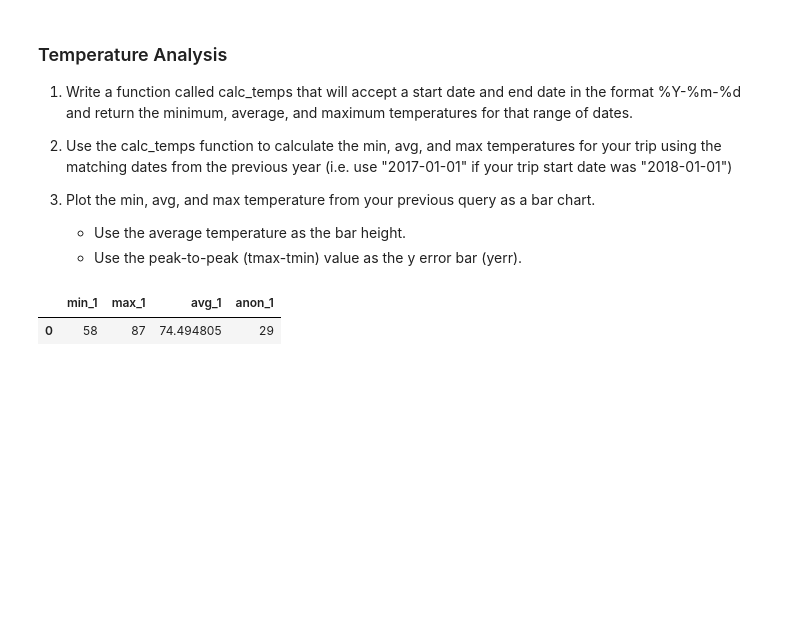
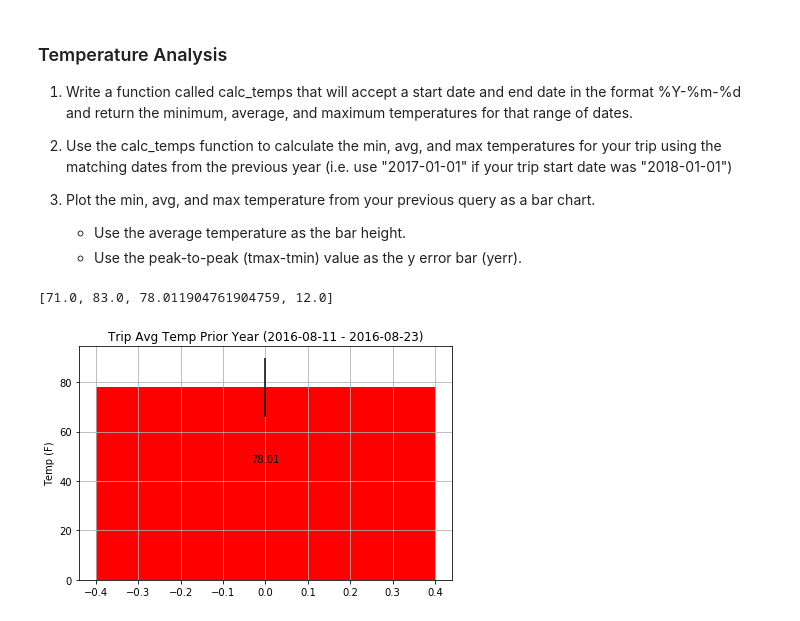
Before and after one commit to beashetkar/HW11-Adv-Data-Storage-Retrieval, a Jupyter notebook: climate_analysis.ipynb, the cells around one changed output. Saved outputs shown, nothing was run; the diff lists cells and outputs as text; code cells hidden in the pictures; blank space fills up the shorter version.

```diff
--- a/climate_analysis.ipynb
+++ b/climate_analysis.ipynb
@@ -269,18 +272,35 @@ def calc_temps_bystation(start_date, end_date):
 
     return(stmt)
-# %%
-def calc_temps(start_date, end_date):
-
-    sel = [ func.min(Measurements.tobs), func.max(Measurements.tobs), func.avg(Measurements.tobs),
-       (func.max(Measurements.tobs) - func.min(Measurements.tobs))]
-
-    stmt = session.query(*sel).\
-                 filter(Measurements.date.between(start_date, end_date)).statement
-
-    return(stmt)
-# %%
-calc_temps_df = pd.read_sql_query(calc_temps('2016-08-23','2017-08-23'), session.bind)
-calc_temps_df.head()
-# %% [output]
-|  | min_1 | max_1 | avg_1 | anon_1 |
-| 0 | 58 | 87 | 74.494805 | 29 |
+# %%
+# Find the matching days from the previous years.
+
+end_date = year_ago_date
+start_date = get_start_date(end_date, 'N')
+
+temp_analysis = calc_temps(start_date,end_date)
+
+temps = list(np.ravel(temp_analysis))
+temps
+# %% [output]
+[71.0, 83.0, 78.011904761904759, 12.0]
+# %%
+
+fig, ax = plt.subplots()
+bar_chart = ax.bar(0 , temps[2], color= 'red', yerr=[temps[3]])
+plt.align = 'center'
+plt.figsize = (40,20)
+plt.grid(True)
+plt.ylabel("Temp (F)")
+plt.title(f"Trip Avg Temp Prior Year ({start_date} - {end_date})")
+
+def autolabels(rects):
+    for rect in rects:
+        h=rect.get_height()
+        ax.text(rect.get_x() + rect.get_width()/2., .6*h,'%.2f' % float(h) ,ha='center', va='bottom', fontsize=10)
+
+autolabels(bar_chart)
+fig.tight_layout()
+
+plt.show()
+# %% [output]
+[figure, added]
```
Also changed, not shown: parts of 21 cells of this notebook, 4 other files.
